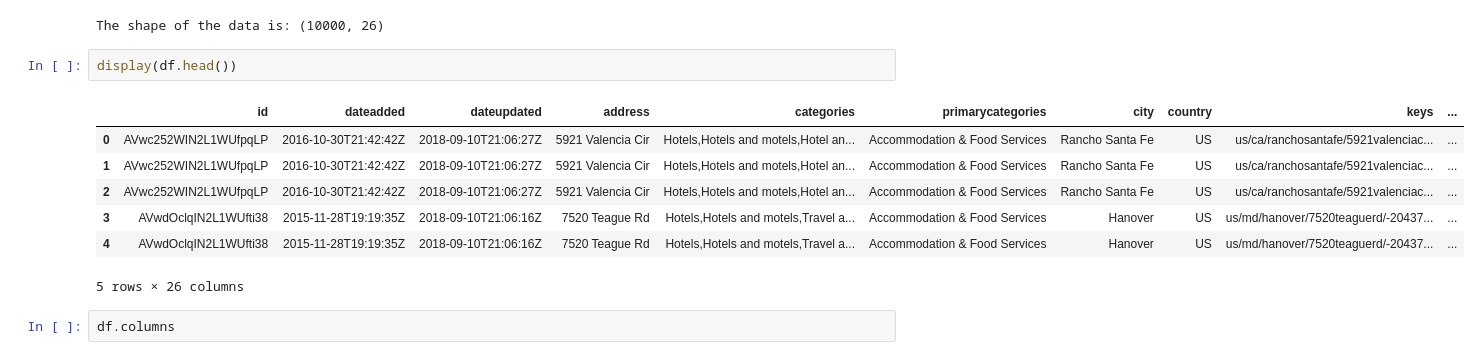
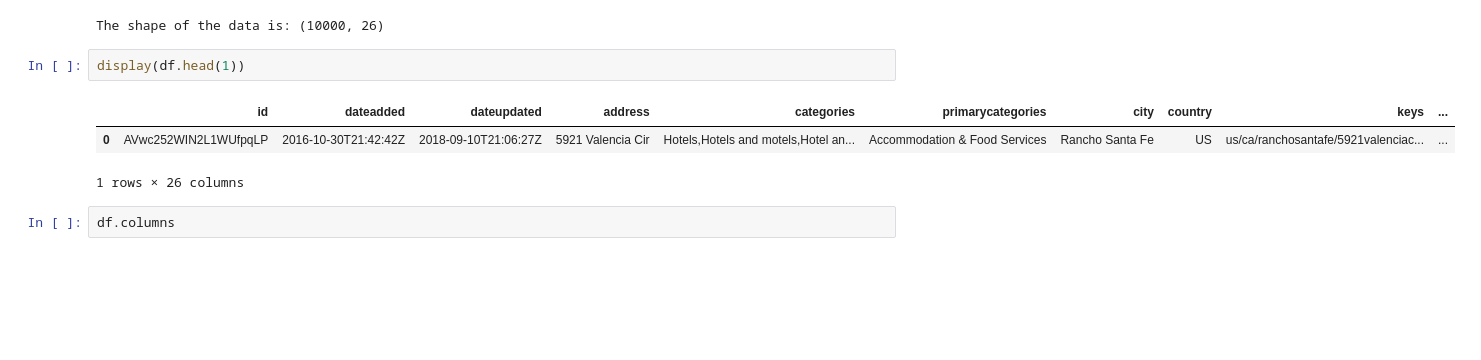
Before and after one commit to becerraperu/Hotel-Reviews-NLP, a Jupyter notebook: hotel_reviews.ipynb, the cells around one changed output. Drawn from its saved outputs; the diff is of its cells as text; blank space fills up the shorter version.

```diff
--- a/hotel_reviews.ipynb
+++ b/hotel_reviews.ipynb
@@ -60,15 +60,11 @@ print('The shape of the data is:', df.shape)
 # %% [output]
 The shape of the data is: (10000, 26)
 # %%
-display(df.head())
+display(df.head(1))
 # %% [output]
 |  | id | dateadded | dateupdated | address | categories | primarycategories | city | country | keys | ... |
 | 0 | AVwc252WIN2L1WUfpqLP | 2016-10-30T21:42:42Z | 2018-09-10T21:06:27Z | 5921 Valencia Cir | Hotels,Hotels and motels,Hotel an... | Accommodation & Food Services | Rancho Santa Fe | US | us/ca/ranchosantafe/5921valenciac... | ... |
-| 1 | AVwc252WIN2L1WUfpqLP | 2016-10-30T21:42:42Z | 2018-09-10T21:06:27Z | 5921 Valencia Cir | Hotels,Hotels and motels,Hotel an... | Accommodation & Food Services | Rancho Santa Fe | US | us/ca/ranchosantafe/5921valenciac... | ... |
-| 2 | AVwc252WIN2L1WUfpqLP | 2016-10-30T21:42:42Z | 2018-09-10T21:06:27Z | 5921 Valencia Cir | Hotels,Hotels and motels,Hotel an... | Accommodation & Food Services | Rancho Santa Fe | US | us/ca/ranchosantafe/5921valenciac... | ... |
-| 3 | AVwdOclqIN2L1WUfti38 | 2015-11-28T19:19:35Z | 2018-09-10T21:06:16Z | 7520 Teague Rd | Hotels,Hotels and motels,Travel a... | Accommodation & Food Services | Hanover | US | us/md/hanover/7520teaguerd/-20437... | ... |
-| 4 | AVwdOclqIN2L1WUfti38 | 2015-11-28T19:19:35Z | 2018-09-10T21:06:16Z | 7520 Teague Rd | Hotels,Hotels and motels,Travel a... | Accommodation & Food Services | Hanover | US | us/md/hanover/7520teaguerd/-20437... | ... |
-5 rows × 26 columns
+1 rows × 26 columns
 # %%
 df.columns
 # %% [output]
```
Also changed, not shown: parts of 37 cells of this notebook.
